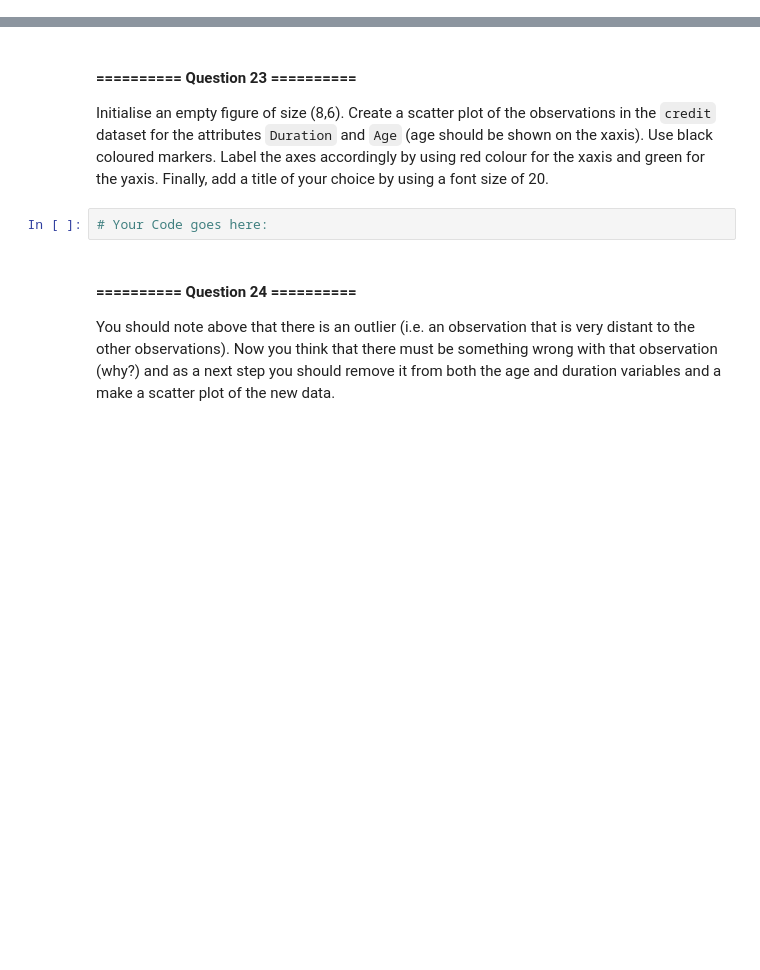
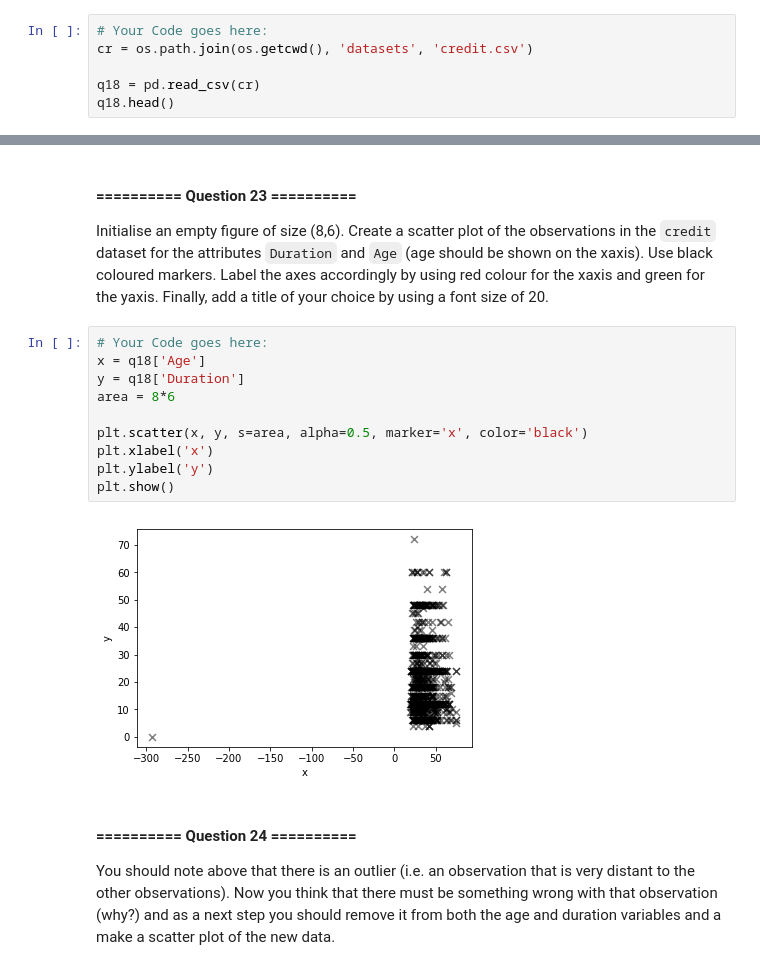
Before and after one commit to Shafiq5366/IAML2018, a Jupyter notebook: Labs/00 - Introduction.ipynb, the cells around one changed output, grey strips where cells are left out. Cells and saved outputs as stored; diff of their text form; blank space fills up the shorter version.

```diff
--- a/Labs/00 - Introduction.ipynb
+++ b/Labs/00 - Introduction.ipynb
@@ -1478,0 +1272,6 @@ Load the `credit` dataset and display the dataset basic information.
+# %%
+# Your Code goes here:
+cr = os.path.join(os.getcwd(), 'datasets', 'credit.csv')
+
+q18 = pd.read_csv(cr)
+q18.head()
@@ -1501,8 +1351,18 @@ Print the standard deviation of the attribute `CreditAmount` by using the numpy
 # %% [markdown]
 #### ========== Question 23 ==========
 Initialise an empty figure of size (8,6). Create a scatter plot of the observations in the `credit` dataset for the attributes `Duration` and `Age` (age should be shown on the xaxis). Use black coloured markers. Label the axes accordingly by using red colour for the xaxis and green for the yaxis. Finally, add a title of your choice by using a font size of 20.
-# %%
-# Your Code goes here:
+# %%
+# Your Code goes here:
+x = q18['Age']
+y = q18['Duration']
+area = 8*6
+
+plt.scatter(x, y, s=area, alpha=0.5, marker='x', color='black')
+plt.xlabel('x')
+plt.ylabel('y')
+plt.show()
+# %% [output]
+[figure, added]
 # %% [markdown]
 #### ========== Question 24 ==========
 You should note above that there is an outlier (i.e. an observation that is very distant to the other observations). Now you think that there must be something wrong with that observation (why?) and as a next step you should remove it from both the age and duration variables and a make a scatter plot of the new data.
```
Also changed, not shown: parts of 58 cells of this notebook.
